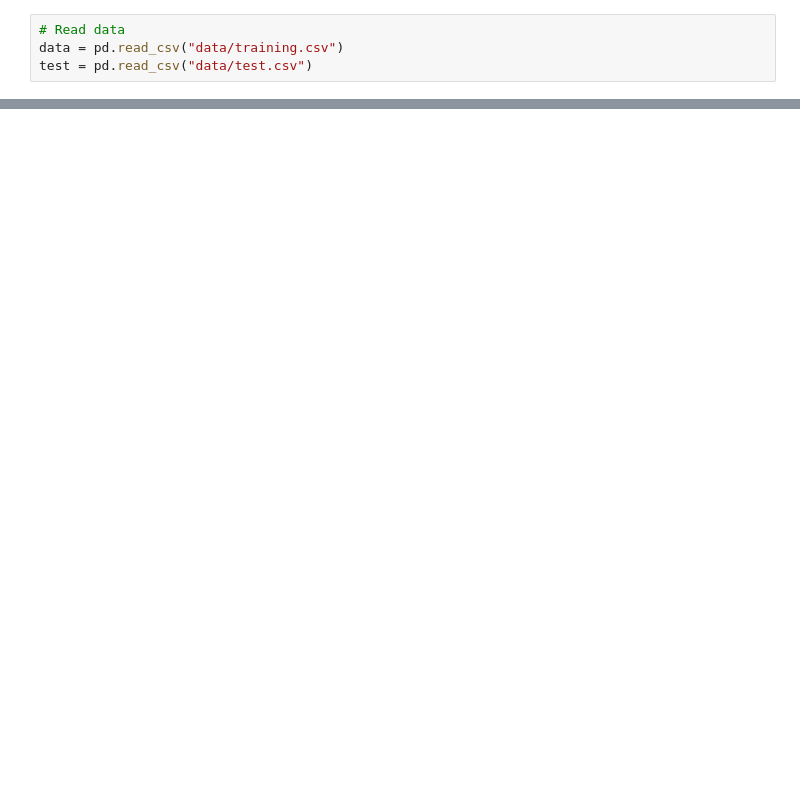
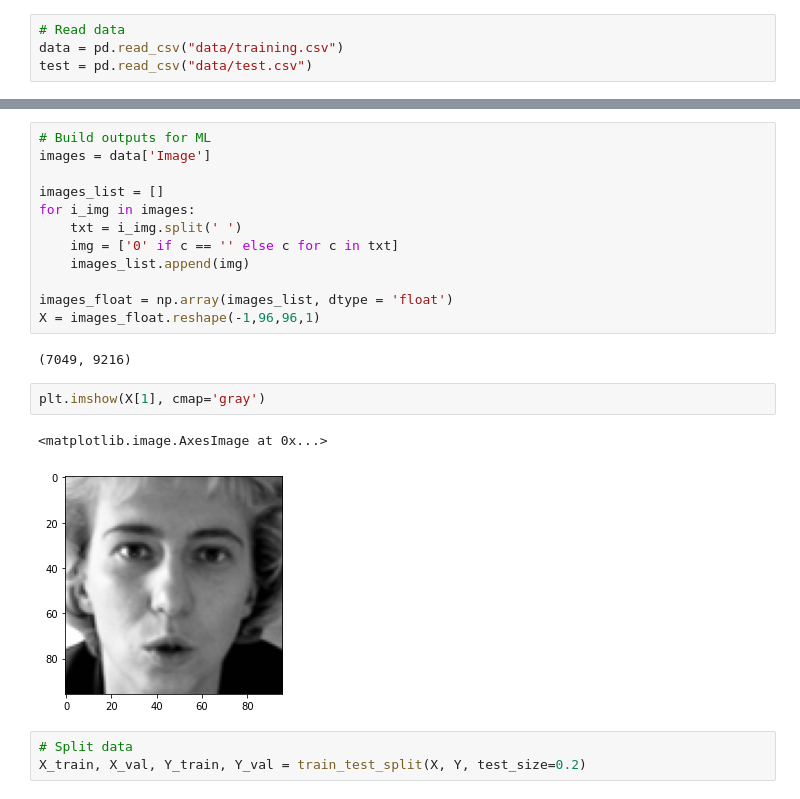
Before and after one commit to tom-fougere/kaggle-facial_keypoints, a Jupyter notebook: facial-keypoints-detection.ipynb, the cells around one changed output, grey strips where cells are left out. Saved outputs shown, nothing was run; the diff lists cells and outputs as text; blank space fills up the shorter version.

```diff
--- a/facial-keypoints-detection.ipynb
+++ b/facial-keypoints-detection.ipynb
@@ -26,0 +48,22 @@ dtype: int64
+# %%
+# Build outputs for ML
+images = data['Image']
+
+images_list = []
+for i_img in images:
+    txt = i_img.split(' ')
+    img = ['0' if c == '' else c for c in txt]
+    images_list.append(img)
+
+images_float = np.array(images_list, dtype = 'float')
+X = images_float.reshape(-1,96,96,1)
+# %% [output]
+(7049, 9216)
+# %%
+plt.imshow(X[1], cmap='gray')
+# %% [output]
+<matplotlib.image.AxesImage at 0x...>
+[figure, added]
+# %%
+# Split data
+X_train, X_val, Y_train, Y_val = train_test_split(X, Y, test_size=0.2)
```
Also changed, not shown: parts of 17 cells of this notebook.
